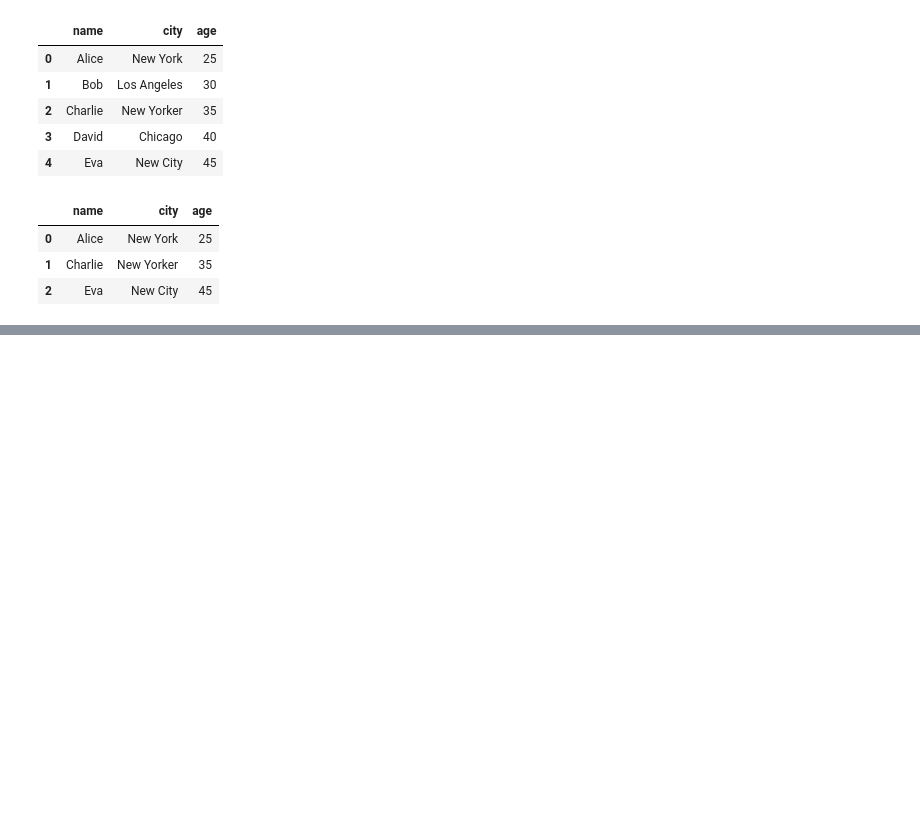
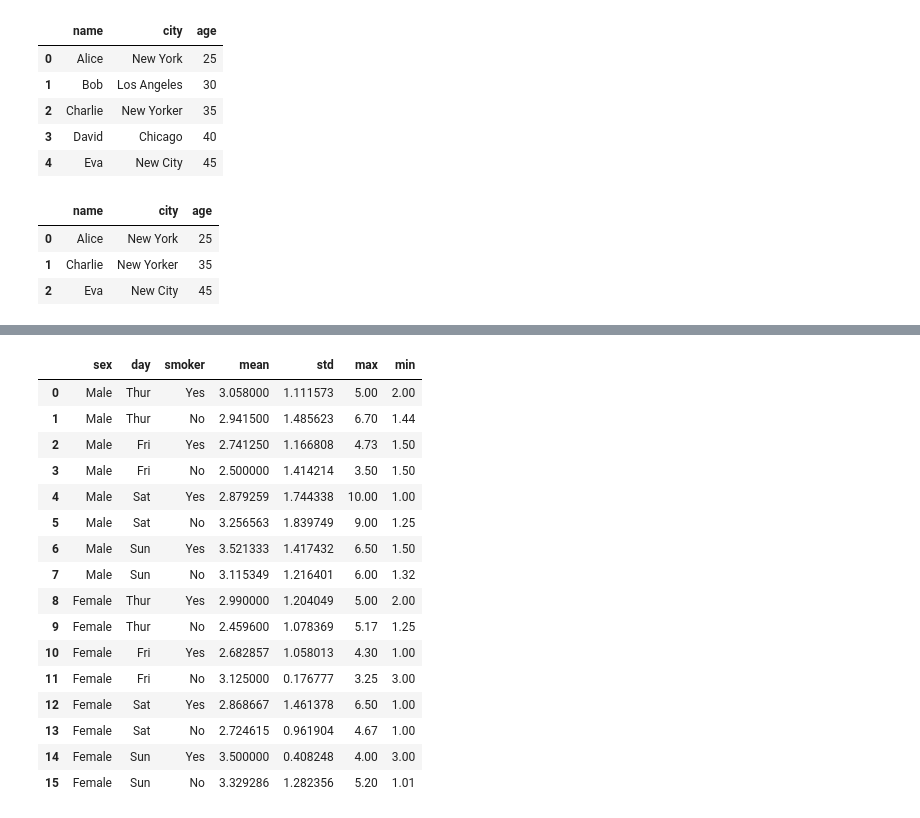
Before and after one commit to seonae0223/han-toss, a Jupyter notebook: hg-da-main/python_240702.ipynb, the cells around one changed output, grey strips where cells are left out. Cells and saved outputs as stored; diff of their text form; code cells hidden in the pictures; blank space fills up the shorter version.

```diff
--- a/hg-da-main/python_240702.ipynb
+++ b/hg-da-main/python_240702.ipynb
@@ -91,0 +133,20 @@ df.loc[df['city'].str.contains('New'), :].reset_index(drop=True)
+# %%
+tips.groupby(['sex', 'day', 'smoker'], observed=True)['tip'].agg(['mean', 'std', 'max', 'min']).reset_index()
+# %% [output]
+|  | sex | day | smoker | mean | std | max | min |
+| 0 | Male | Thur | Yes | 3.058000 | 1.111573 | 5.00 | 2.00 |
+| 1 | Male | Thur | No | 2.941500 | 1.485623 | 6.70 | 1.44 |
+| 2 | Male | Fri | Yes | 2.741250 | 1.166808 | 4.73 | 1.50 |
+| 3 | Male | Fri | No | 2.500000 | 1.414214 | 3.50 | 1.50 |
+| 4 | Male | Sat | Yes | 2.879259 | 1.744338 | 10.00 | 1.00 |
+| 5 | Male | Sat | No | 3.256563 | 1.839749 | 9.00 | 1.25 |
+| 6 | Male | Sun | Yes | 3.521333 | 1.417432 | 6.50 | 1.50 |
+| 7 | Male | Sun | No | 3.115349 | 1.216401 | 6.00 | 1.32 |
+| 8 | Female | Thur | Yes | 2.990000 | 1.204049 | 5.00 | 2.00 |
+| 9 | Female | Thur | No | 2.459600 | 1.078369 | 5.17 | 1.25 |
+| 10 | Female | Fri | Yes | 2.682857 | 1.058013 | 4.30 | 1.00 |
+| 11 | Female | Fri | No | 3.125000 | 0.176777 | 3.25 | 3.00 |
+| 12 | Female | Sat | Yes | 2.868667 | 1.461378 | 6.50 | 1.00 |
+| 13 | Female | Sat | No | 2.724615 | 0.961904 | 4.67 | 1.00 |
+| 14 | Female | Sun | Yes | 3.500000 | 0.408248 | 4.00 | 3.00 |
+| 15 | Female | Sun | No | 3.329286 | 1.282356 | 5.20 | 1.01 |
```
Also changed, not shown: parts of 4 cells of this notebook, 2 other files.
